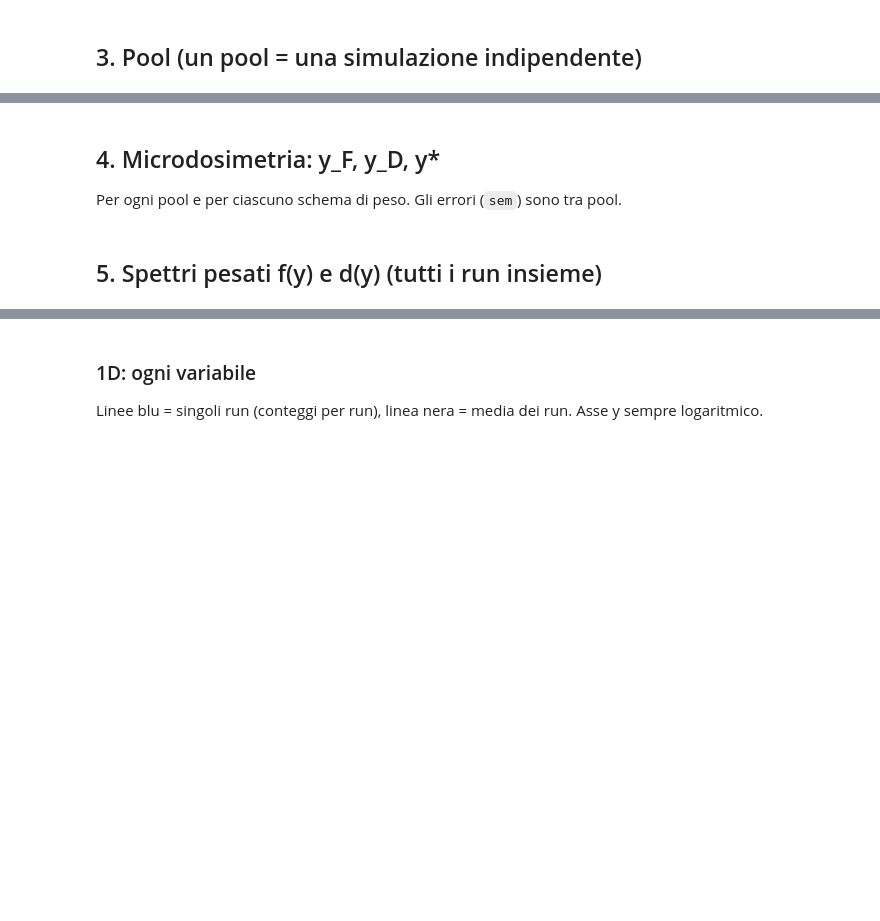
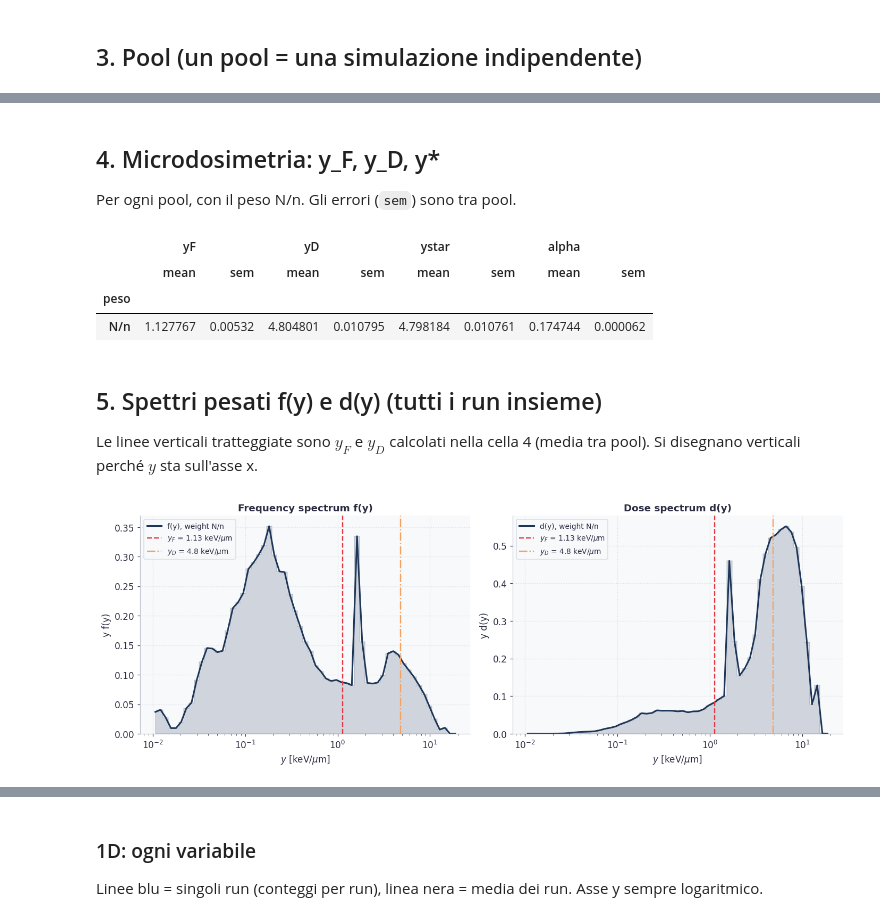
Before and after one commit to michelepascazio28-dot/Rame, a Jupyter notebook: Analisi_Cu64_beta.ipynb, the cells around one changed output, grey strips where cells are left out. Saved outputs shown, nothing was run; the diff lists cells and outputs as text; code cells hidden in the pictures; blank space fills up the shorter version.

```diff
--- a/Analisi_Cu64_beta.ipynb
+++ b/Analisi_Cu64_beta.ipynb
@@ -80,11 +122,11 @@ print(len(pools), "pool")
 # %% [markdown]
 ## 4. Microdosimetria: y_F, y_D, y*
-Per ogni pool e per ciascuno schema di peso. Gli errori (`sem`) sono tra pool.
+Per ogni pool, con il peso N/n. Gli errori (`sem`) sono tra pool.
 # %%
-def weights(df, mode):
-    n = df["nbScoredHits"].to_numpy(float)
-    big_n = df["nbHits"].to_numpy(float)
-    return 1.0 / n if mode == "1/n" else big_n / n
+def weights(df, mode="N/n"):
+    n = df["nbScoredHits"].to_numpy(float)       # hit nel dominio
+    big_n = df["nbHits"].to_numpy(float)         # hit nel nucleo
+    return big_n / n                             # peso N/n
 
 def micro(df, mode):
     y = df["y"].to_numpy()
@@ -102,23 +144,41 @@ for i, p in enumerate(pools):
                          alpha=alpha_0 + beta * K_CONV * ys))
 tab_micro = pd.DataFrame(rows)
 tab_micro.groupby("peso")[["yF", "yD", "ystar", "alpha"]].agg(["mean", "sem"])
+# %% [output]
+|  | yF |  | yD |  | ystar |  | alpha |  |
+|  | mean | sem | mean | sem | mean | sem | mean | sem |
+| peso |  |  |  |  |  |  |  |  |
+| N/n | 1.127767 | 0.00532 | 4.804801 | 0.010795 | 4.798184 | 0.010761 | 0.174744 | 0.000062 |
 # %% [markdown]
 ## 5. Spettri pesati f(y) e d(y) (tutti i run insieme)
+Le linee verticali tratteggiate sono $y_F$ e $y_D$ calcolati nella cella 4 (media tra pool). Si disegnano verticali perché $y$ sta sull'asse x.
 # %%
 allp = pd.concat(pools, ignore_index=True)
 bins = np.logspace(-2, np.log10(20), 60)
 x = np.sqrt(bins[:-1] * bins[1:])
 dln = np.diff(np.log(bins))
 
-fig, ax = plt.subplots(1, 2, figsize=(12, 4.5))
+fig, ax = plt.subplots(1, 2, figsize=(13, 4.8), sharex=True)
 for mode in WEIGHT_MODES:
     w = weights(allp, mode)
     y = allp["y"].to_numpy()
     f = np.histogram(y, bins=bins, weights=w)[0];     f = f / f.sum() / dln
     d = np.histogram(y, bins=bins, weights=w * y)[0]; d = d / d.sum() / dln
-    ax[0].semilogx(x, f, label=f"peso {mode}")
-    ax[1].semilogx(x, d, label=f"peso {mode}")
+
+    # y_F e y_D calcolati nella cella 4 (media tra pool)
+    yF_m = tab_micro.loc[tab_micro["peso"] == mode, "yF"].mean()
+    yD_m = tab_micro.loc[tab_micro["peso"] == mode, "yD"].mean()
+
+    for a_, curva, lab in ((ax[0], f, f"f(y), weight {mode}"), (ax[1], d, f"d(y), weight {mode}")):
+        a_.fill_between(x, curva, color=C_MAIN, alpha=0.18, step="mid")
+        a_.semilogx(x, curva, color=C_MAIN, lw=2.0, label=lab)
+        a_.axvline(yF_m, color=C_ACC, ls="--", lw=1.6, label=rf"$y_F$ = {yF_m:.3g} keV/$\mu$m")
+        a_.axvline(yD_m, color=C_GOLD, ls="-.", lw=1.6, label=rf"$y_D$ = {yD_m:.3g} keV/$\mu$m")
+
 ax[0].set_ylabel("y f(y)"); ax[1].set_ylabel("y d(y)")
-for a in ax:
-    a.set_xlabel("y [keV/um]"); a.grid(alpha=0.3); a.legend()
+ax[0].set_title("Frequency spectrum f(y)"); ax[1].set_title("Dose spectrum d(y)")
+for a_ in ax:
+    a_.set_xlabel(r"$y$ [keV/$\mu$m]"); a_.set_ylim(bottom=0); a_.legend(loc="upper left")
 plt.tight_layout(); plt.show()
+# %% [output]
+[figure, added]
```
Also changed, not shown: parts of 19 cells of this notebook, 13 other files.
